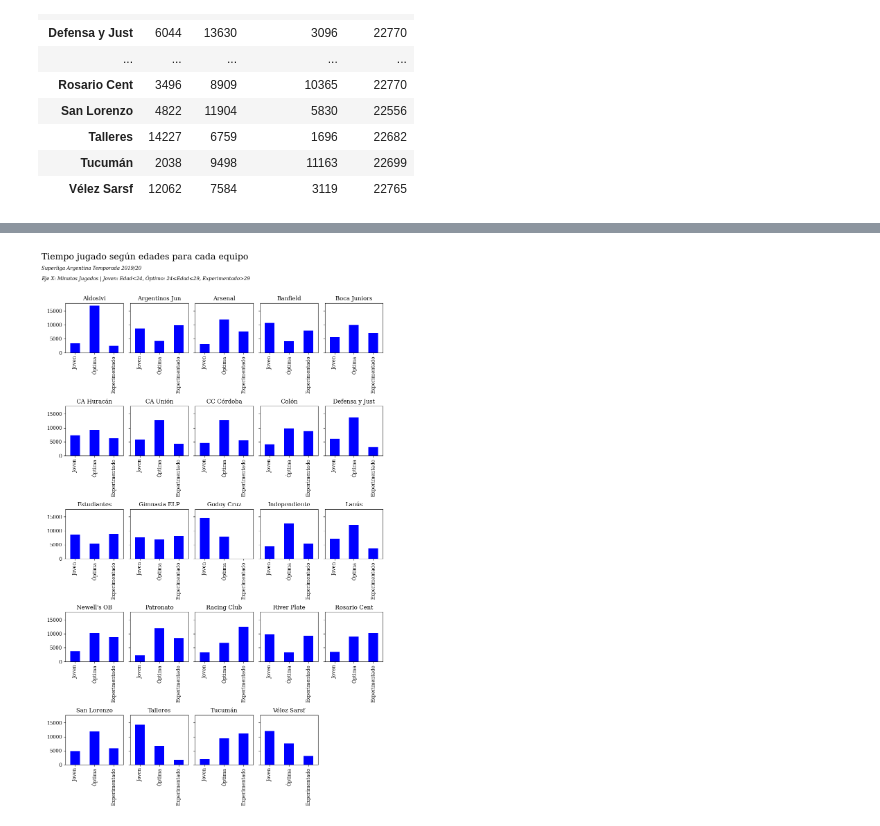
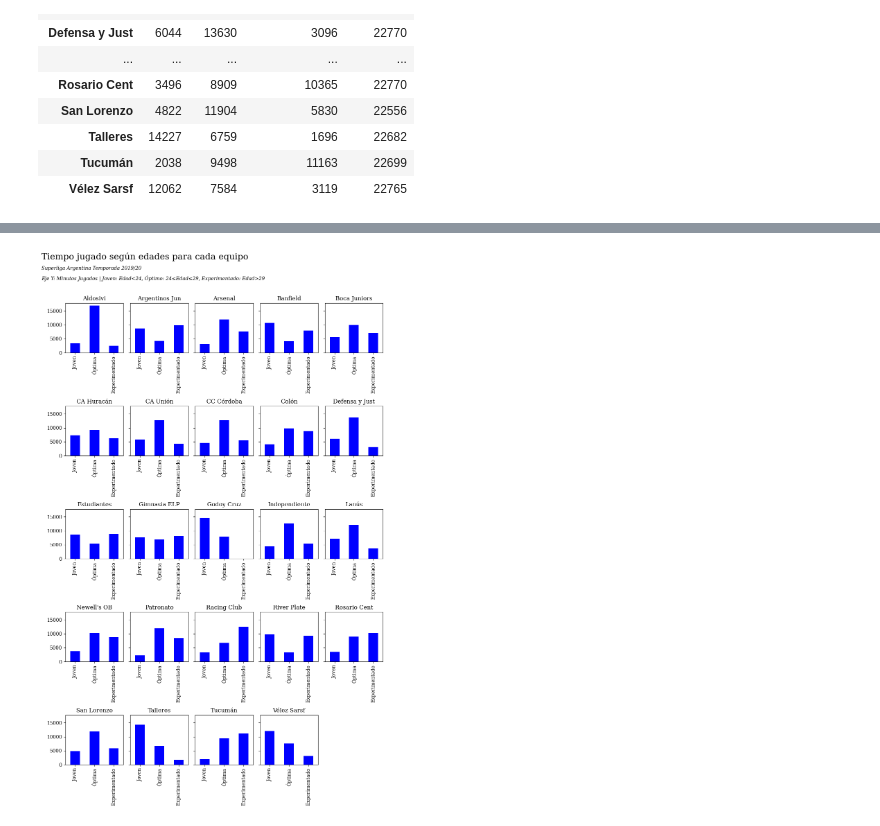
Before and after one commit to rcammi/TimePlayed_Superliga, a Jupyter notebook: analyze_data.ipynb, the cells around one changed output, grey strips where cells are left out. Drawn from its saved outputs; the diff is of its cells as text; code cells hidden in the pictures.

```diff
--- a/analyze_data.ipynb
+++ b/analyze_data.ipynb
@@ -234,11 +234,11 @@ Name: Min, dtype: int64
 
 first_merge = pd.merge(young_age, prime_age, on='Squad')
 
-graph = pd.merge(first_merge, experienced_age, on='Squad').rename(columns={'Min_x':'Joven','Min_y':'Óptima','Min':'Experimentado'})
+graph_df = pd.merge(first_merge, experienced_age, on='Squad').rename(columns={'Min_x':'Joven','Min_y':'Óptima','Min':'Experimentado'})
 
-graph['Min_Total'] = graph.sum(axis=1)
+graph_df['Min_Total'] = graph_df.sum(axis=1)
 
-graph
+graph_df
 # %% [output]
 |  | Joven | Óptima | Experimentado | Min_Total |
 | Squad |  |  |  |  |
@@ -274,21 +261,31 @@ graph.iloc[0:25].plot.bar(y=['Joven','Óptima','Experimentado'],figsize=(15,10))
 # %%
 #plot a clean graph using subplots
 
-#plot subplots
-graph.T.iloc[0:3].plot.bar(subplots=True, layout=(5,-1), figsize=(10,15), legend=False, sharey=True, sharex=False, color='b', alpha=1, rot=90, grid=False)
+def age_distribution(data,league,bar_color):
 
-#adjust subplots
-plt.tight_layout()
+    #set plot style
+    plt.style.use('default')
 
-#plot title and subtitle
-plt.figtext(0,1.06,'Tiempo jugado según edades para cada equipo', fontsize=18, ha='left')
-plt.figtext(0,1.04,'Superliga Argentina Temporada 2019/20',fontsize=10, fontstyle='italic', ha='left')
-plt.figtext(0,1.02,'Eje X: Minutos Jugados | Joven: Edad<24, Óptimo: 24≤Edad≤29, Experimentado>29', fontsize=10, fontstyle='italic',ha='left')
+    #set font
+    plt.rcParams["font.family"] = "serif"
 
-#save figure
-plt.savefig('age_profile.png', bbox_inches="tight")
+    #plot subplots
+    data.T.iloc[0:3].plot.bar(subplots=True, layout=(5,-1), figsize=(10,15), legend=False, sharey=True, sharex=False, color=bar_color, alpha=1, rot=90,          grid=False)
 
-#show
-plt.show()
+    #adjust subplots
+    plt.tight_layout()
+
+    #plot title and subtitle
+    plt.figtext(0,1.06,'Tiempo jugado según edades para cada equipo', fontsize=18, ha='left')
+    plt.figtext(0,1.04, league, fontsize=10, fontstyle='italic', ha='left')
+    plt.figtext(0,1.02,'Eje Y: Minutos Jugados | Joven: Edad<24, Óptimo: 24≤Edad≤29, Experimentado: Edad>29', fontsize=10, fontstyle='italic',ha='left')
+
+    #save figure
+    plt.savefig('age_profile.png', bbox_inches="tight")
+
+    #show
+    plt.show()
+
+age_distribution(graph_df,'Superliga Argentina Temporada 2019/20','b')
 # %% [output]
-[figure, old version]
+[figure, new version]
```
Also changed, not shown: parts of 2 cells of this notebook.
